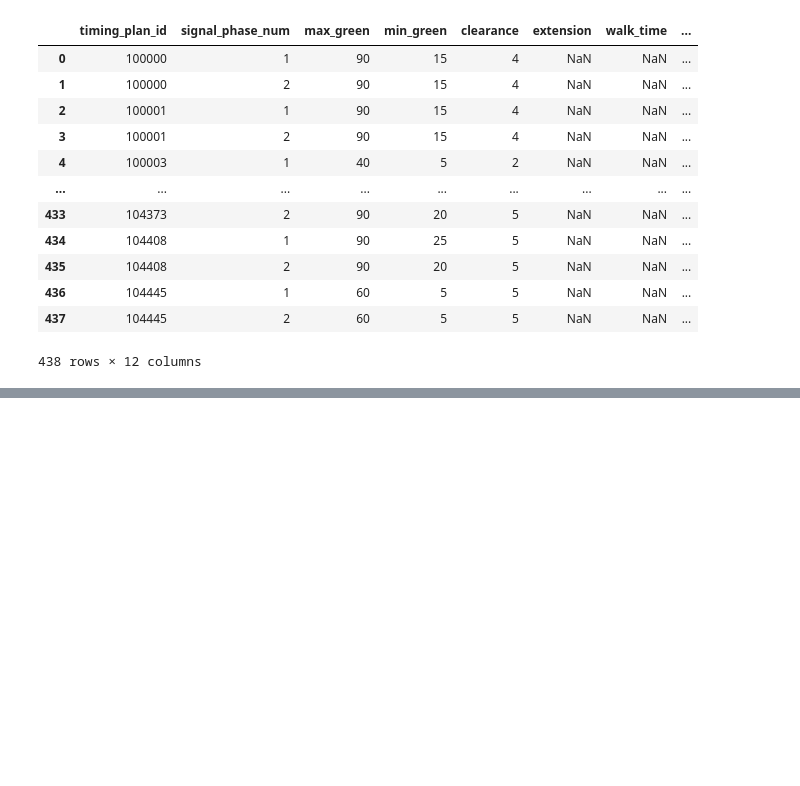
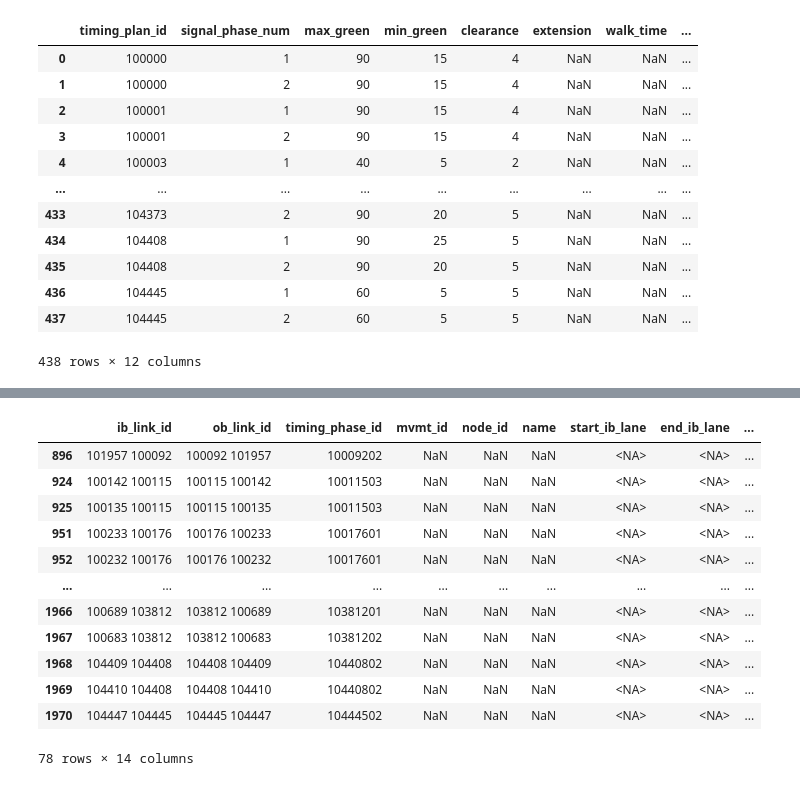
Before and after one commit to zephyr-data-specs/GMNS, a Jupyter notebook: usage/conversion/DynusT/DynusT_Signals.ipynb, the cells around one changed output, grey strips where cells are left out. Drawn from its saved outputs; the diff is of its cells as text; code cells hidden in the pictures; blank space fills up the shorter version.

```diff
--- a/usage/conversion/DynusT/DynusT_Signals.ipynb
+++ b/usage/conversion/DynusT/DynusT_Signals.ipynb
@@ -321,0 +350,7 @@ signal_timing_phase[["timing_phase_id","timing_plan_id","signal_phase_num","min_
+# %%
+mvmt_join_df = pd.lreshape(temp_df, {"ib_link_id": ["ib_link_id","ib_link_id","ib_link_id","ib_link_id"],
+                            "ob_link_id": ['ob_link_id1','ob_link_id2','ob_link_id3','ob_link_id4'],
+                            "timing_phase_id": ["timing_phase_id","timing_phase_id","timing_phase_id","timing_phase_id"]
+                           })
+mvmt_join_df = mvmt_join_df.drop(columns=range(8))
+mvmt_join_df
@@ -321,0 +371,19 @@ signal_timing_phase[["timing_phase_id","timing_plan_id","signal_phase_num","min_
+# %%
+joined = mvmt_join_df.merge(mvmts, how='left')
+# for some reason some uturns allowable per control.dat weren't included in the mvmts table.
+# we'll drop them for now but note potential for ambiguity
+joined[joined['ctrl_type'] != 'signal']
+# %% [output]
+|  | ib_link_id | ob_link_id | timing_phase_id | mvmt_id | node_id | name | start_ib_lane | end_ib_lane | ... |
+| 896 | 101957 100092 | 100092 101957 | 10009202 | NaN | NaN | NaN | <NA> | <NA> | ... |
+| 924 | 100142 100115 | 100115 100142 | 10011503 | NaN | NaN | NaN | <NA> | <NA> | ... |
+| 925 | 100135 100115 | 100115 100135 | 10011503 | NaN | NaN | NaN | <NA> | <NA> | ... |
+| 951 | 100233 100176 | 100176 100233 | 10017601 | NaN | NaN | NaN | <NA> | <NA> | ... |
+| 952 | 100232 100176 | 100176 100232 | 10017601 | NaN | NaN | NaN | <NA> | <NA> | ... |
+| ... | ... | ... | ... | ... | ... | ... | ... | ... | ... |
+| 1966 | 100689 103812 | 103812 100689 | 10381201 | NaN | NaN | NaN | <NA> | <NA> | ... |
+| 1967 | 100683 103812 | 103812 100683 | 10381202 | NaN | NaN | NaN | <NA> | <NA> | ... |
+| 1968 | 104409 104408 | 104408 104409 | 10440802 | NaN | NaN | NaN | <NA> | <NA> | ... |
+| 1969 | 104410 104408 | 104408 104410 | 10440802 | NaN | NaN | NaN | <NA> | <NA> | ... |
+| 1970 | 104447 104445 | 104445 104447 | 10444502 | NaN | NaN | NaN | <NA> | <NA> | ... |
+78 rows × 14 columns
```
Also changed, not shown: parts of 8 cells of this notebook, 1 other file.
